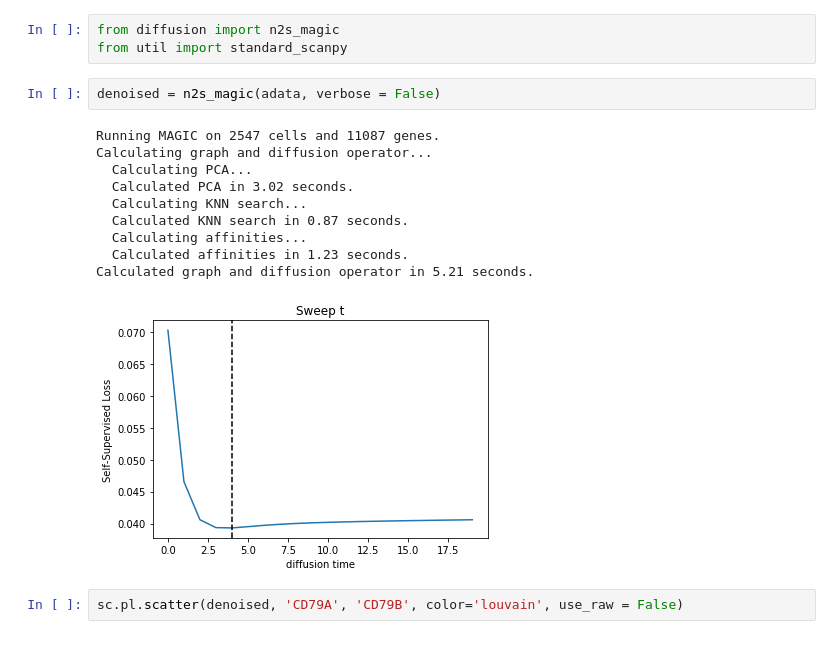
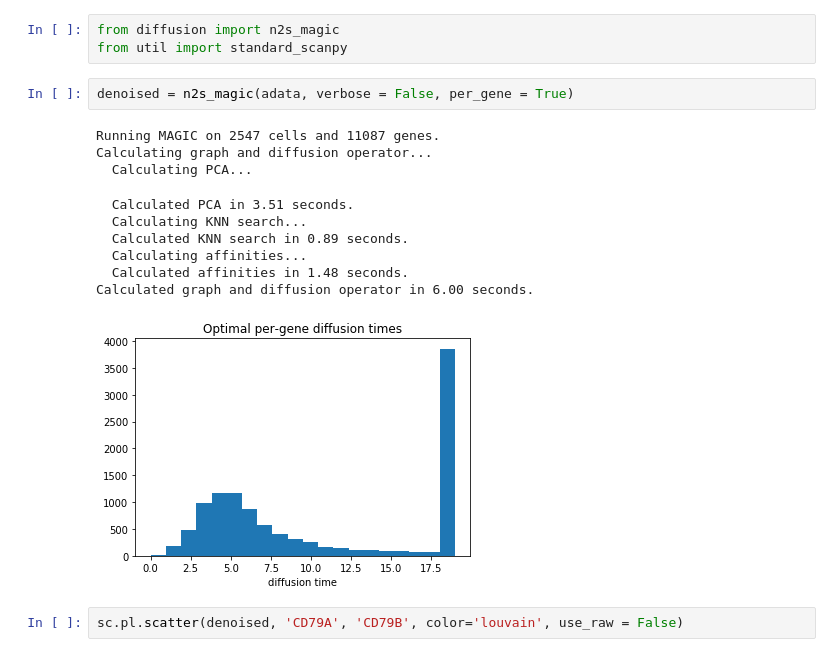
Before and after one commit to czbiohub-sf/molecular-cross-validation, a Jupyter notebook: src/noise2self_sc/Diffusion Demo.ipynb, the cells around one changed output. Saved outputs shown, nothing was run; the diff lists cells and outputs as text.

```diff
--- a/src/noise2self_sc/Diffusion Demo.ipynb
+++ b/src/noise2self_sc/Diffusion Demo.ipynb
@@ -38,18 +38,18 @@ sc.pl.umap(adata, color=['CD79A', 'CD79B'], ncols = 2, use_raw = False)
 from diffusion import n2s_magic
 from util import standard_scanpy
 # %%
-denoised = n2s_magic(adata, verbose = False)
+denoised = n2s_magic(adata, verbose = False, per_gene = True)
 # %% [output]
 Running MAGIC on 2547 cells and 11087 genes.
 Calculating graph and diffusion operator...
   Calculating PCA...
-  Calculated PCA in 3.02 seconds.
-  Calculating KNN search...
-  Calculated KNN search in 0.87 seconds.
-  Calculating affinities...
-  Calculated affinities in 1.23 seconds.
-Calculated graph and diffusion operator in 5.21 seconds.
+  Calculated PCA in 3.51 seconds.
+  Calculating KNN search...
+  Calculated KNN search in 0.89 seconds.
+  Calculating affinities...
+  Calculated affinities in 1.48 seconds.
+Calculated graph and diffusion operator in 6.00 seconds.
-[figure, old version]
+[figure, new version]
 # %%
 sc.pl.scatter(denoised, 'CD79A', 'CD79B', color='louvain', use_raw = False)
 # %% [output]
```
Also changed, not shown: 9 other files.
